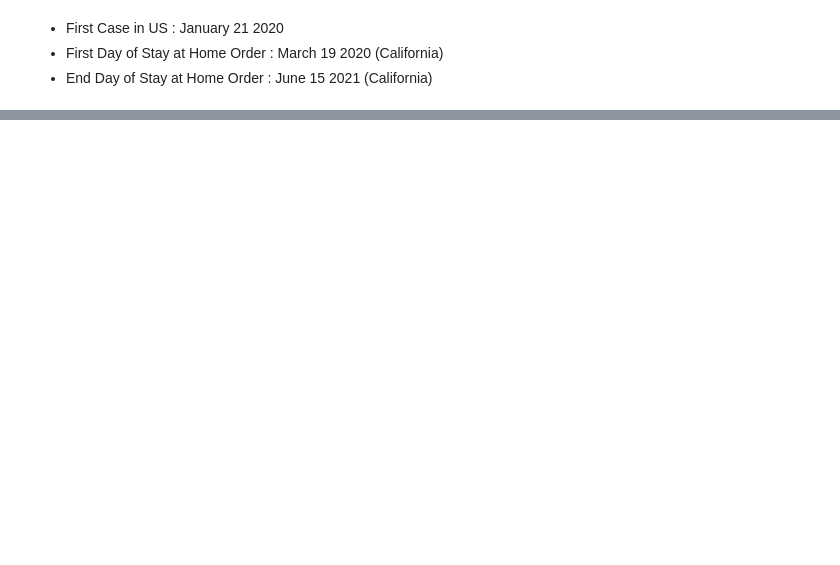
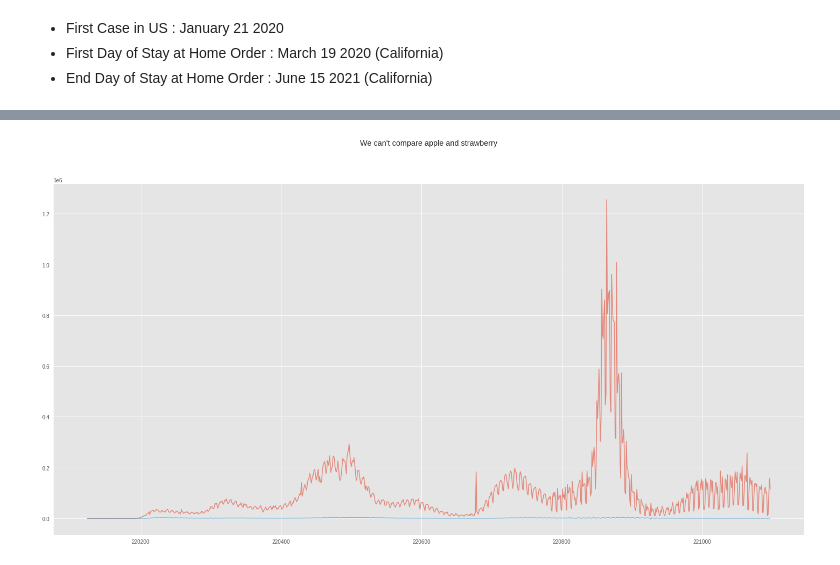
Before and after one commit to turkalpmd/is-boster-shot-necessary-time_series, a Jupyter notebook: time_trends.ipynb, the cells around one changed output, grey strips where cells are left out. Cells and saved outputs as stored; diff of their text form; code cells hidden in the pictures; blank space fills up the shorter version.

```diff
--- a/time_trends.ipynb
+++ b/time_trends.ipynb
@@ -11,7 +18,7 @@ from pandas.plotting import autocorrelation_plot
 import itertools
 import time
 from random import random
-
+from sklearn.preprocessing import MinMaxScaler
 import statsmodels.formula.api as smf
 import statsmodels.api as sm
 from statsmodels.graphics.tsaplots import plot_acf, plot_pacf
@@ -19,23 +26,14 @@ from statsmodels.tsa.ar_model import AR
 from statsmodels.tsa.seasonal import seasonal_decompose
 from statsmodels.tsa.stattools import adfuller
 from statsmodels.tsa.holtwinters import SimpleExpSmoothing, ExponentialSmoothing, Holt
+from pycaret.time_series import *
 
 import matplotlib.pyplot as plt
 import matplotlib.dates as mdates
 import matplotlib.ticker as mtick
-plt.style.use('fivethirtyeight')
+plt.style.use('ggplot')
 
 import seaborn as sns
 
 from tqdm.notebook import trange as notebook_trange
 from tqdm import tqdm, trange
-# %%
-# general settings
-class CFG:
-    data_folder = '../Data/'
-    img_dim1 = 20
-    img_dim2 = 10
-
-
-# adjust the parameters for displayed figures
-plt.rcParams.update({'figure.figsize': (CFG.img_dim1,CFG.img_dim2)})
@@ -247,3 +48,13 @@ first_vaccine = pd.to_datetime(np.array("14/12/2020"))
 last_lockdown = pd.to_datetime(np.array("15/06/2021"))
 first_delta = pd.to_datetime(np.array("01/07/2021"))
 first_omicron = pd.to_datetime(np.array("30/11/2021"))
+# %%
+# COVID Data
+covid = pd.read_csv("WHO-COVID-19-global-data.csv")
+covid['date'] = pd.to_datetime(covid['Date_reported'], format="%Y-%m-%d")
+covid['date'] = pd.to_datetime(covid['date'], unit='s')
+covid.drop(columns=["Date_reported","WHO_region","Country"],inplace=True)
+covid = covid[(covid.Country_code=="US")]#&(covid.date<='9/9/2021')]
+covid.New_cases = covid.New_cases.apply(lambda x: x if x >=0 else 0)
+covid.New_deaths = covid.New_deaths.apply(lambda x: x if x >=0 else 0)
+covid
@@ -249,0 +75,7 @@ first_omicron = pd.to_datetime(np.array("30/11/2021"))
+# %%
+covid.New_cases.plot(alpha=.6,linewidth=1.5)
+covid.New_deaths.plot(alpha=.6,linewidth=1.5)
+plt.title("We can't compare apple and strawberry",y=1.1)
+plt.show()
+# %% [output]
+[figure, added]
```
Also changed, not shown: parts of 51 cells of this notebook, 8 other files.
